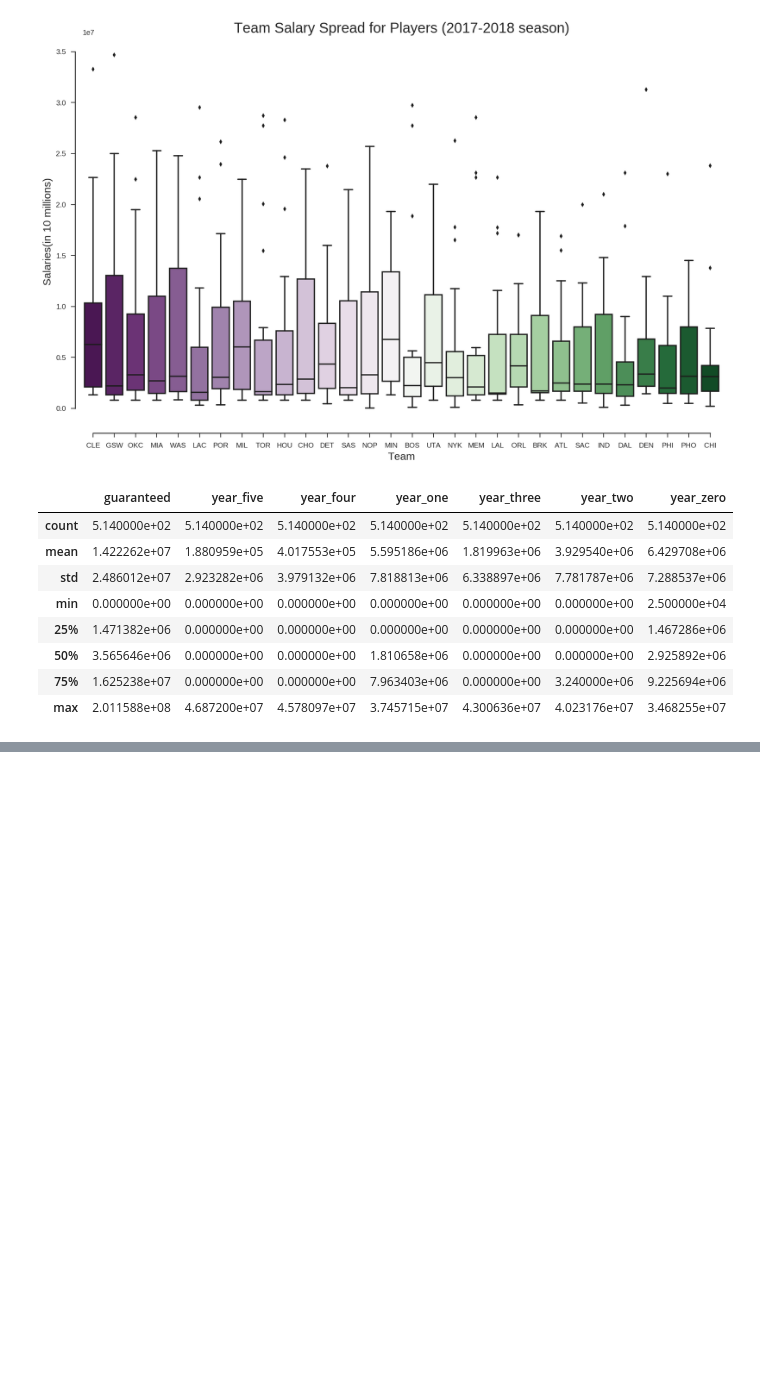
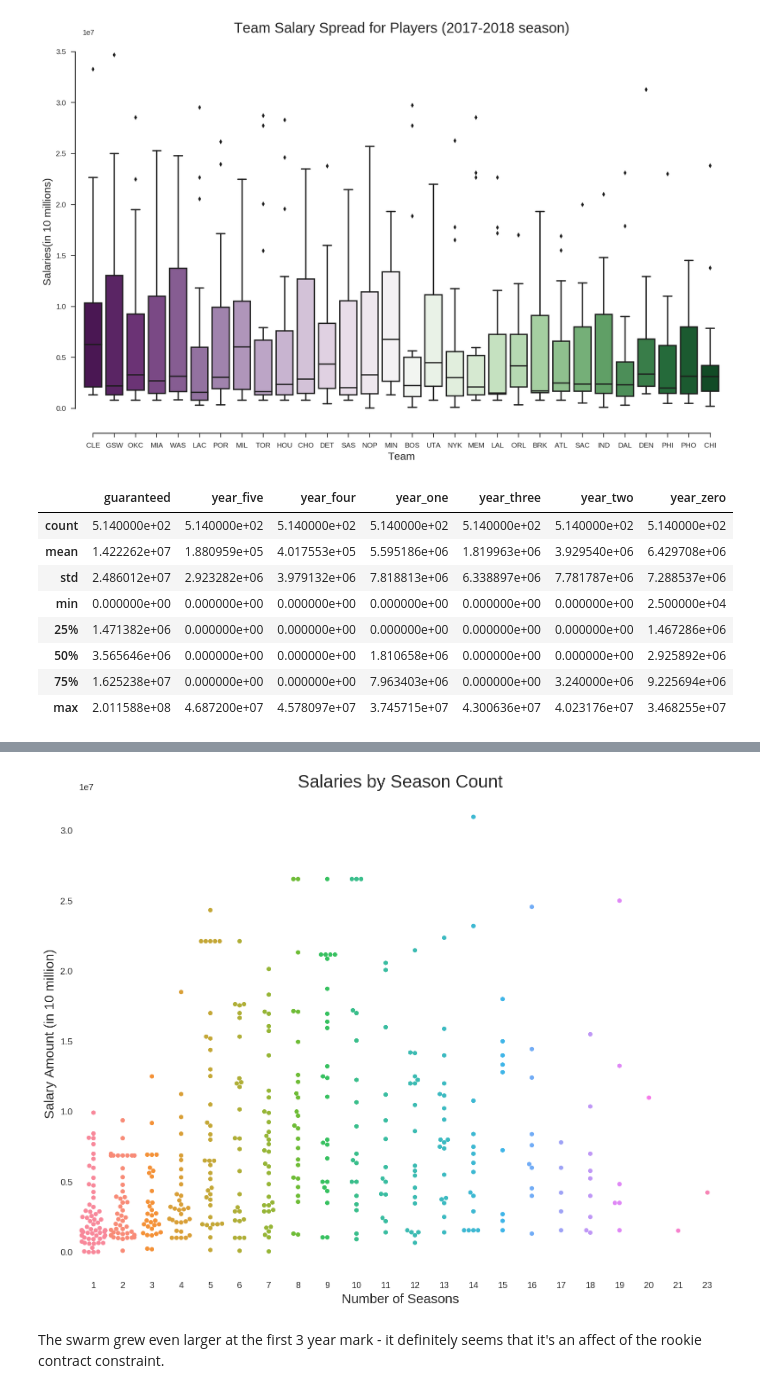
Before and after one commit to michaelkim9/nba_predictor_project_dsi, a Jupyter notebook: Part_3_exploratory_data_analysis.ipynb, the cells around one changed output, grey strips where cells are left out. Saved outputs shown, nothing was run; the diff lists cells and outputs as text; code cells hidden in the pictures; blank space fills up the shorter version.

```diff
--- a/Part_3_exploratory_data_analysis.ipynb
+++ b/Part_3_exploratory_data_analysis.ipynb
@@ -168,0 +233,16 @@ nba_df = query_to_df('SELECT * FROM ')
+# %%
+fig = plt.figure(figsize=(13,10))
+ax = plt.gca()
+
+sns.swarmplot(x='season_count', y='recent_salary', data=nba_df.sort_values('age',ascending=False))
+
+ax.set_title('Salaries by Season Count',size=20)
+ax.set_ylabel('Salary Amount (in 10 million)', fontsize=15)
+ax.set_xlabel('Number of Seasons', fontsize=15)
+
+sns.despine(left=True, bottom=True)
+plt.show()
+# %% [output]
+[figure, added]
+# %% [markdown]
+The swarm grew even larger at the first 3 year mark - it definitely seems that it's an affect of the rookie contract constraint.
```
Also changed, not shown: parts of 8 cells of this notebook, 2 other files.
